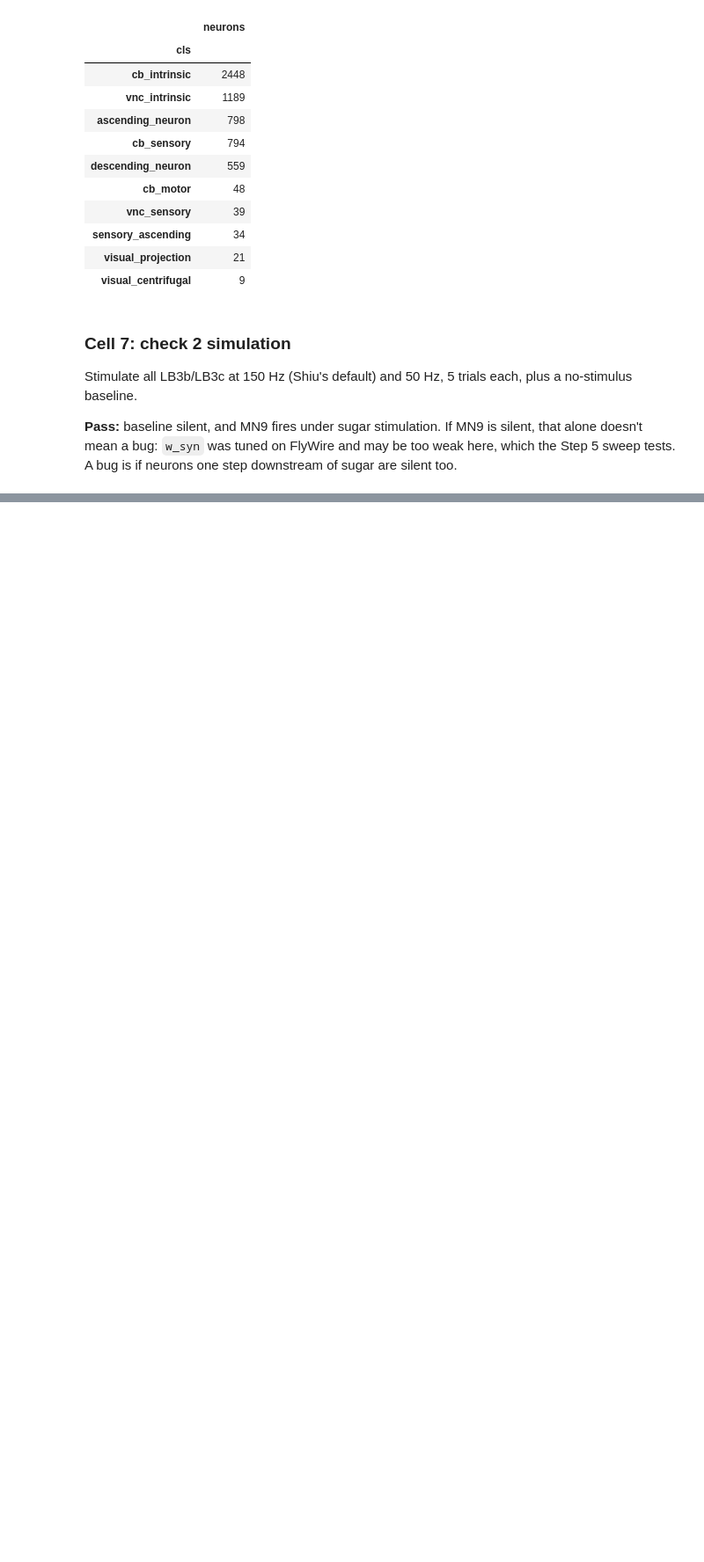
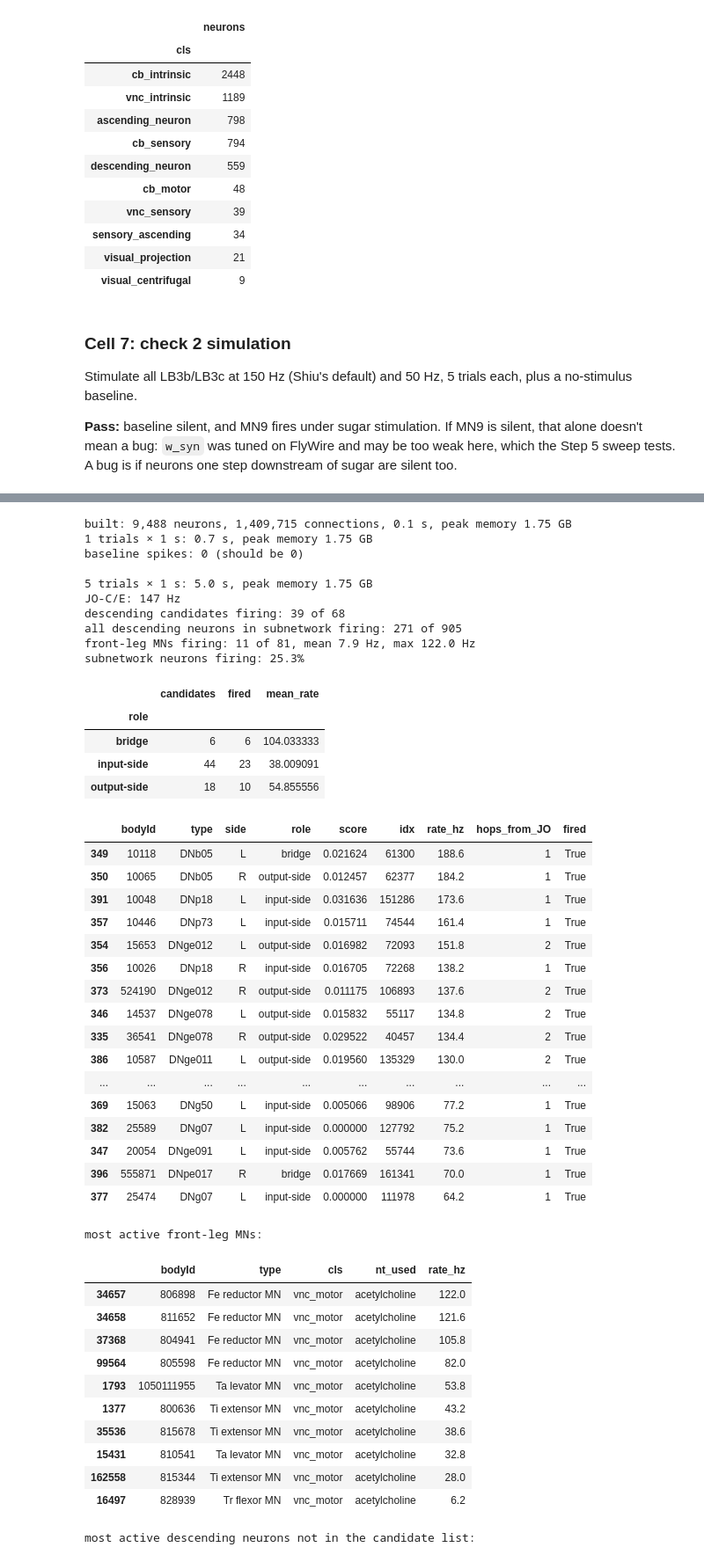
Before and after one commit to Notlord69/arm_simulation, a Jupyter notebook: brain/03_simulation.ipynb, the cells around one changed output, grey strips where cells are left out. Shown at 88% size. Saved outputs shown, nothing was run; the diff lists cells and outputs as text; code cells hidden in the pictures; blank space fills up the shorter version.

```diff
--- a/brain/03_simulation.ipynb
+++ b/brain/03_simulation.ipynb
@@ -328,0 +386,74 @@ most active neurons at 150 Hz (excluding sugar GRNs):
+# %%
+net3 = LIFNet(sub3, stim_global=JO)
+spk = net3.run(rate=0 * Hz, n_trials=1)
+print(f"baseline spikes: {len(spk)} (should be 0)\n")
+
+spk3 = net3.run(n_trials=5)
+r3 = net3.rates(spk3, ws)
+
+dn = shortlist.query("group == 'middle_descending'")[['bodyId', 'type', 'side', 'role', 'score']].copy()
+dn['idx'] = g2i.loc[dn.bodyId].to_numpy()
+dn['rate_hz'] = r3.loc[dn.idx, 'rate_hz'].to_numpy()
+dn['hops_from_JO'] = d_jo[dn.idx]
+dn['fired'] = dn.rate_hz >= 1
+
+mn_r = r3.loc[LEG_MN, 'rate_hz']
+all_dn = r3[r3.cls == 'descending_neuron']
+print(f"JO-C/E: {r3.loc[JO, 'rate_hz'].mean():.0f} Hz")
+print(f"descending candidates firing: {dn.fired.sum()} of {len(dn)}")
+print(f"all descending neurons in subnetwork firing: {(all_dn.rate_hz >= 1).sum()} of {len(all_dn)}")
+print(f"front-leg MNs firing: {(mn_r >= 1).sum()} of {len(LEG_MN)}, mean {mn_r.mean():.1f} Hz, max {mn_r.max():.1f} Hz")
+print(f"subnetwork neurons firing: {(r3.drop(JO).rate_hz >= 1).mean():.1%}\n")
+
+display(dn.groupby('role').agg(candidates=('fired', 'size'), fired=('fired', 'sum'), mean_rate=('rate_hz', 'mean')))
+display(dn.sort_values('rate_hz', ascending=False).head(25))
+print("most active front-leg MNs:")
+display(r3.loc[LEG_MN].sort_values('rate_hz', ascending=False).head(10))
+print("most active descending neurons not in the candidate list:")
+display(all_dn.drop(dn.idx, errors='ignore').sort_values('rate_hz', ascending=False).head(10))
+# %% [output]
+built: 9,488 neurons, 1,409,715 connections, 0.1 s, peak memory 1.75 GB
+1 trials × 1 s: 0.7 s, peak memory 1.75 GB
+baseline spikes: 0 (should be 0)
+
+5 trials × 1 s: 5.0 s, peak memory 1.75 GB
+JO-C/E: 147 Hz
+descending candidates firing: 39 of 68
+all descending neurons in subnetwork firing: 271 of 905
+front-leg MNs firing: 11 of 81, mean 7.9 Hz, max 122.0 Hz
+subnetwork neurons firing: 25.3%
+|  | candidates | fired | mean_rate |
+| role |  |  |  |
+| bridge | 6 | 6 | 104.033333 |
+| input-side | 44 | 23 | 38.009091 |
+| output-side | 18 | 10 | 54.855556 |
+|  | bodyId | type | side | role | score | idx | rate_hz | hops_from_JO | fired |
+| 349 | 10118 | DNb05 | L | bridge | 0.021624 | 61300 | 188.6 | 1 | True |
+| 350 | 10065 | DNb05 | R | output-side | 0.012457 | 62377 | 184.2 | 1 | True |
+| 391 | 10048 | DNp18 | L | input-side | 0.031636 | 151286 | 173.6 | 1 | True |
+| 357 | 10446 | DNp73 | L | input-side | 0.015711 | 74544 | 161.4 | 1 | True |
+| 354 | 15653 | DNge012 | L | output-side | 0.016982 | 72093 | 151.8 | 2 | True |
+| 356 | 10026 | DNp18 | R | input-side | 0.016705 | 72268 | 138.2 | 1 | True |
+| 373 | 524190 | DNge012 | R | output-side | 0.011175 | 106893 | 137.6 | 2 | True |
+| 346 | 14537 | DNge078 | L | output-side | 0.015832 | 55117 | 134.8 | 2 | True |
+| 335 | 36541 | DNge078 | R | output-side | 0.029522 | 40457 | 134.4 | 2 | True |
+| 386 | 10587 | DNge011 | L | output-side | 0.019560 | 135329 | 130.0 | 2 | True |
+| ... | ... | ... | ... | ... | ... | ... | ... | ... | ... |
+| 369 | 15063 | DNg50 | L | input-side | 0.005066 | 98906 | 77.2 | 1 | True |
+| 382 | 25589 | DNg07 | L | input-side | 0.000000 | 127792 | 75.2 | 1 | True |
+| 347 | 20054 | DNge091 | L | input-side | 0.005762 | 55744 | 73.6 | 1 | True |
+| 396 | 555871 | DNpe017 | R | bridge | 0.017669 | 161341 | 70.0 | 1 | True |
+| 377 | 25474 | DNg07 | L | input-side | 0.000000 | 111978 | 64.2 | 1 | True |
+most active front-leg MNs:
+|  | bodyId | type | cls | nt_used | rate_hz |
+| 34657 | 806898 | Fe reductor MN | vnc_motor | acetylcholine | 122.0 |
+| 34658 | 811652 | Fe reductor MN | vnc_motor | acetylcholine | 121.6 |
+| 37368 | 804941 | Fe reductor MN | vnc_motor | acetylcholine | 105.8 |
+| 99564 | 805598 | Fe reductor MN | vnc_motor | acetylcholine | 82.0 |
+| 1793 | 1050111955 | Ta levator MN | vnc_motor | acetylcholine | 53.8 |
+| 1377 | 800636 | Ti extensor MN | vnc_motor | acetylcholine | 43.2 |
+| 35536 | 815678 | Ti extensor MN | vnc_motor | acetylcholine | 38.6 |
+| 15431 | 810541 | Ta levator MN | vnc_motor | acetylcholine | 32.8 |
+| 162558 | 815344 | Ti extensor MN | vnc_motor | acetylcholine | 28.0 |
+| 16497 | 828939 | Tr flexor MN | vnc_motor | acetylcholine | 6.2 |
+most active descending neurons not in the candidate list:
```
Also changed, not shown: parts of 20 cells of this notebook, 1 other file.
